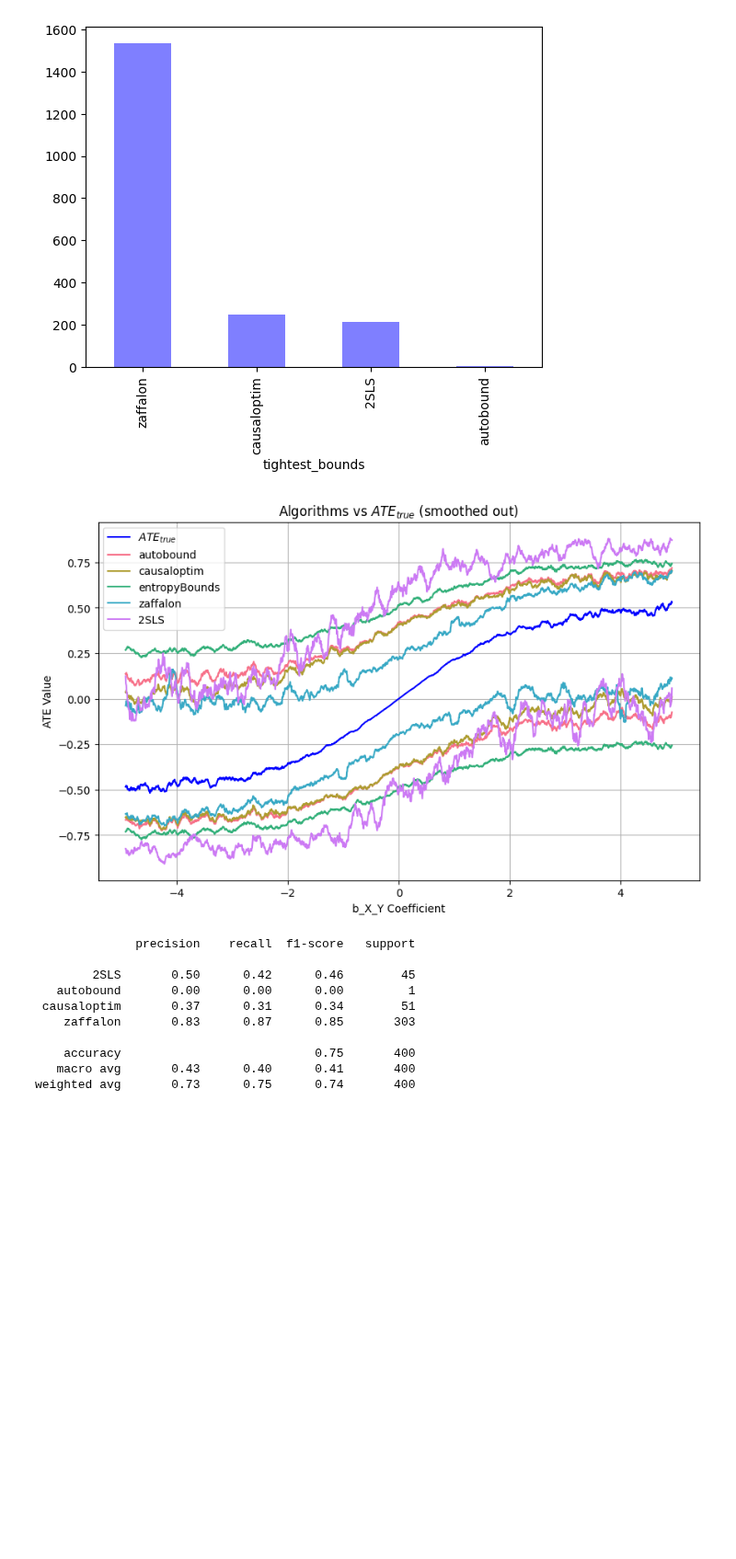
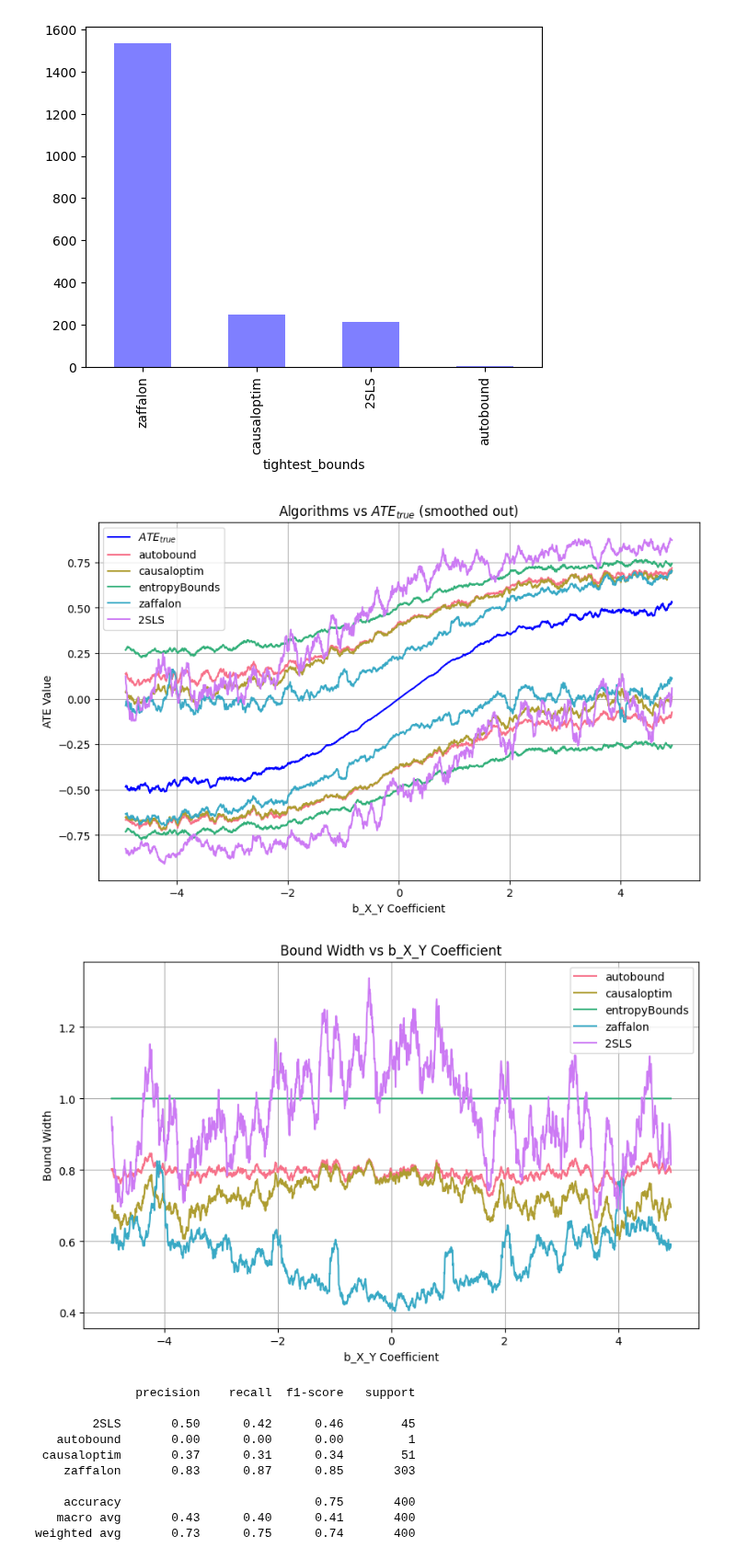
Before and after one commit to tmaringgele/causal-bounds, a Jupyter notebook: binaryIV/binaryIV_classification.ipynb, the cells around one changed output. Shown at 92% size. Cells and saved outputs as stored; diff of their text form; code cells hidden in the pictures; blank space fills up the shorter version.

```diff
--- a/binaryIV/binaryIV_classification.ipynb
+++ b/binaryIV/binaryIV_classification.ipynb
@@ -137,11 +174,13 @@ def plot_bound_width_vs_bxy(dataframe, algorithms=['autobound'], window=1):
 # %%
 dataplot = data.copy()
 # rename 2SLS_CI_lower to 2SLS_bound_lower and 2SLS_CI_upper to 2SLS_bound_upper
-dataplot.rename(columns={'2SLS_CI_lower': '2SLS_bound_lower', '2SLS_CI_upper': '2SLS_bound_upper'}, inplace=True)
+dataplot.rename(columns={'2SLS_CI_lower': '2SLS_bound_lower', '2SLS_CI_upper': '2SLS_bound_upper', '2SLS_CI_width': '2SLS_bound_width'}, inplace=True)
 
 plot_smoothed_ate_vs_bounds(dataplot, algorithms=['autobound', 'causaloptim', 'entropyBounds', 'zaffalon', '2SLS'], window=30)
+plot_bound_width_vs_bxy(dataplot, algorithms=['autobound', 'causaloptim', 'entropyBounds', 'zaffalon', '2SLS'], window=30)
 # %% [output]
 [figure]
+[figure, added]
 # %%
 # Define features and target
 features = ['entropy_Y', 'entropy_X', 'entropy_Z', 'corr_X_Y', 'corr_X_Z', 'corr_Y_Z']
```
Also changed, not shown: parts of 1 cell of this notebook, 6 other files.
